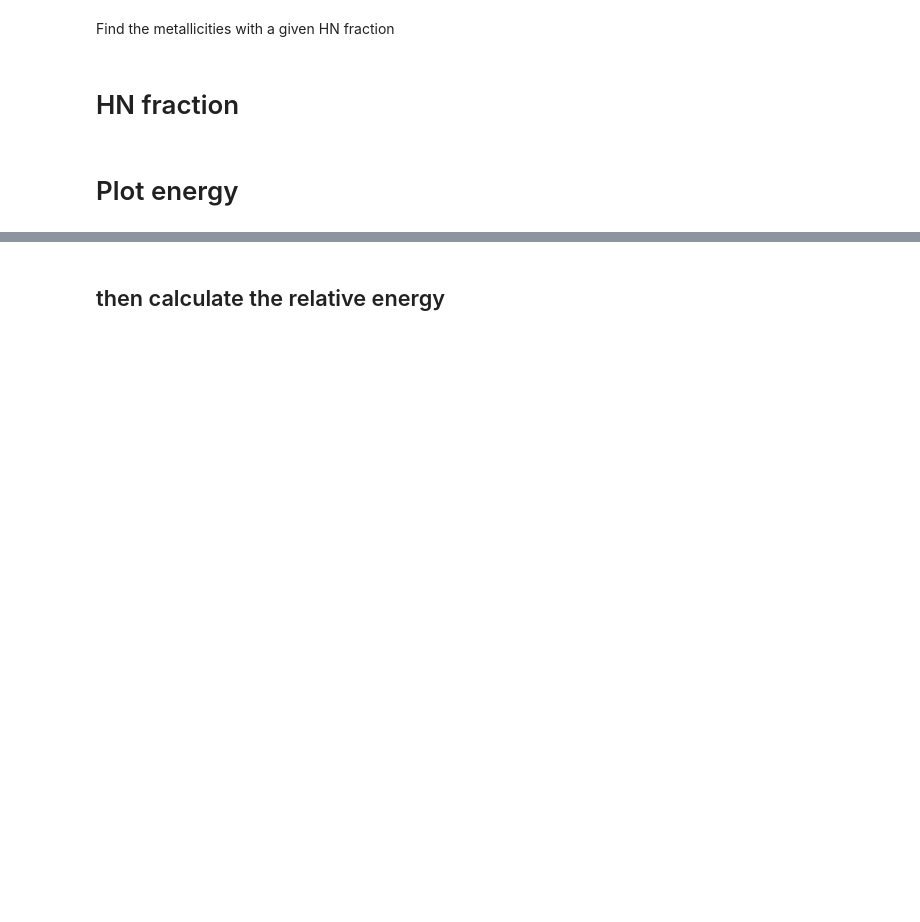
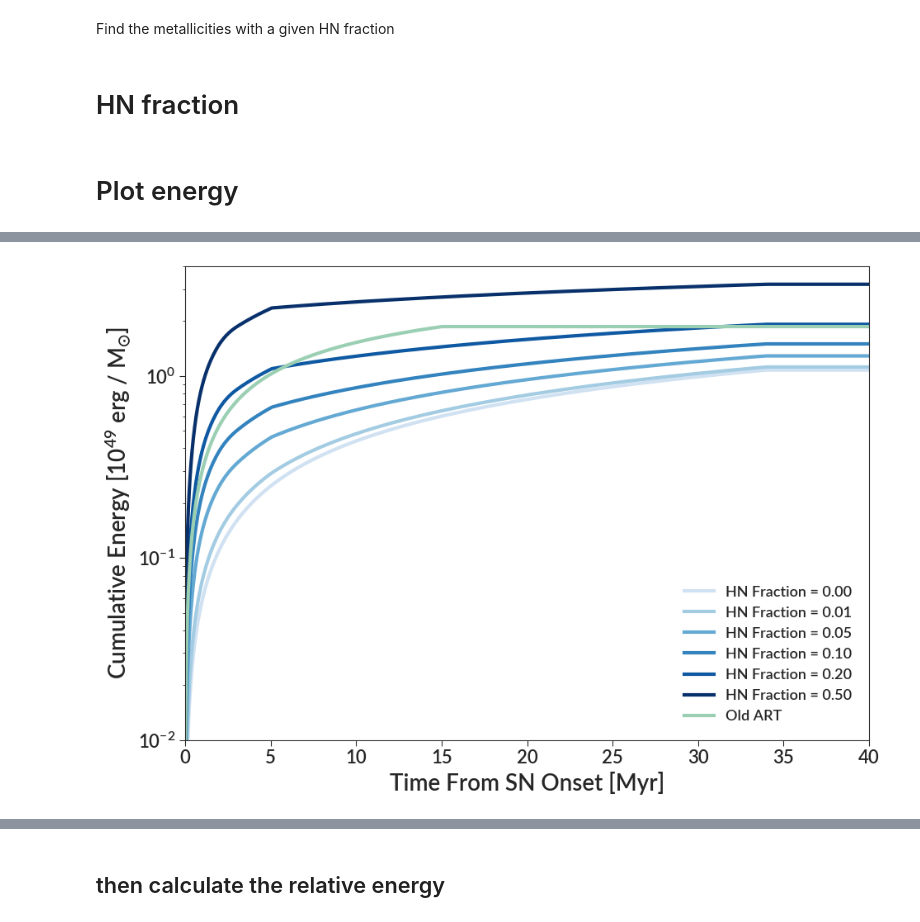
Before and after one commit to gillenbrown/agb_wrapper, a Jupyter notebook: testing/informal_tests/hn_energy.ipynb, the cells around one changed output, grey strips where cells are left out. Drawn from its saved outputs; the diff is of its cells as text; code cells hidden in the pictures; blank space fills up the shorter version.

```diff
--- a/testing/informal_tests/hn_energy.ipynb
+++ b/testing/informal_tests/hn_energy.ipynb
@@ -203,0 +197,25 @@ Substituting with a symbol from Computer Modern.
+# %%
+fig, ax = bpl.subplots()
+for f in hn_fractions:
+    plot_times = times[0.02][1:] - lt.lifetime(50.0, 0.02)
+
+    ax.add_labels("Time From SN Onset [Myr]", "Cumulative Energy [10$^{49}$ erg / $M_{\odot}$]")
+
+    this_obj = histories[f]
+    ax.plot(plot_times / 1E6,
+            np.array(this_obj.cumulative_sn_iic["E"]) / (1E49 * mass),
+            c=f_color(f),
+            label=f"HN Fraction = {f:.2f}")
+
+ax.plot(offset_old_ages/1E6, old_e_cum, c=bpl.color_cycle[1], label="Old ART")
+
+ax.legend(frameon=False, fontsize=13)
+
+# ax.set_xscale("log")
+ax.set_yscale("log")
+
+ax.set_limits(0, 40, 1e-2, 4)
+
+fig.savefig("hn_fraction_energy_dependence_log.png", bbox_inches="tight")
+# %% [output]
+[figure, added]
```
Also changed, not shown: parts of 9 cells of this notebook, 5 other files.
